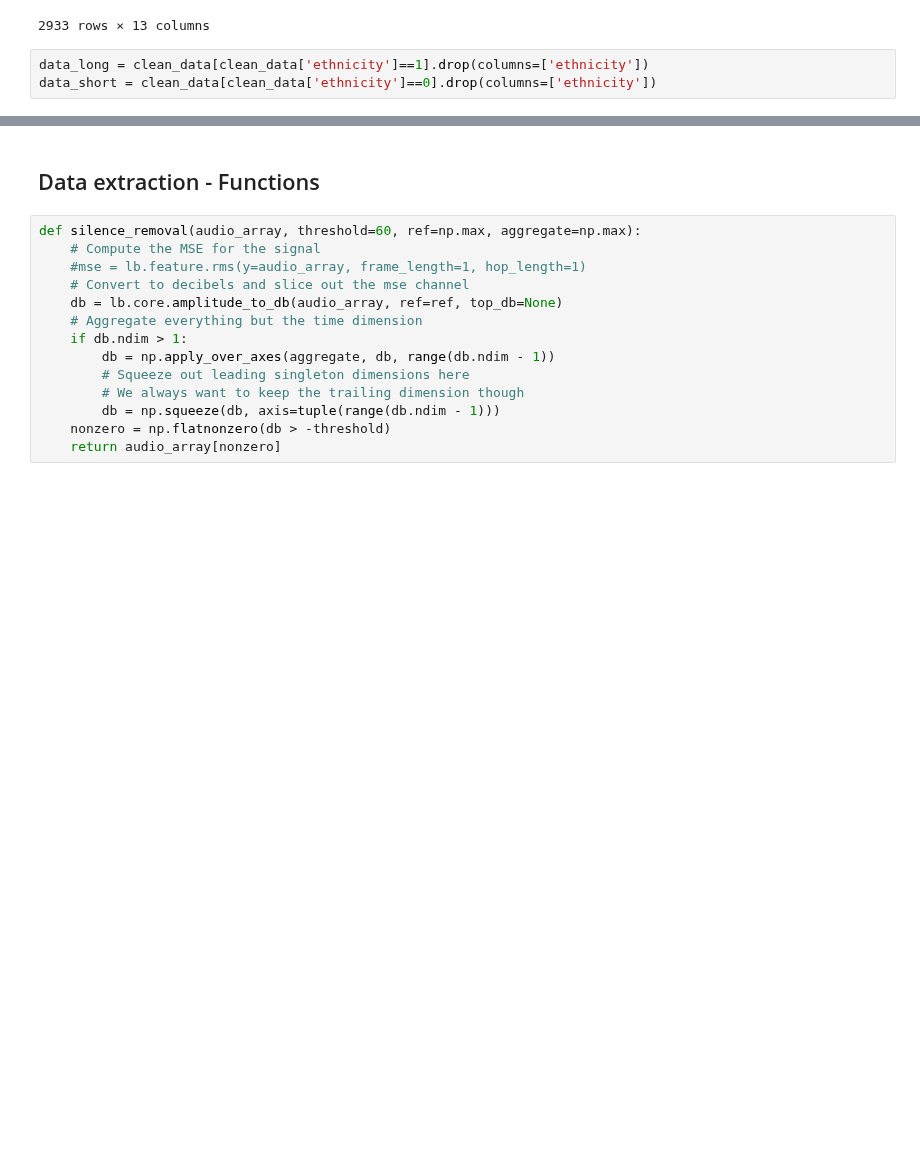
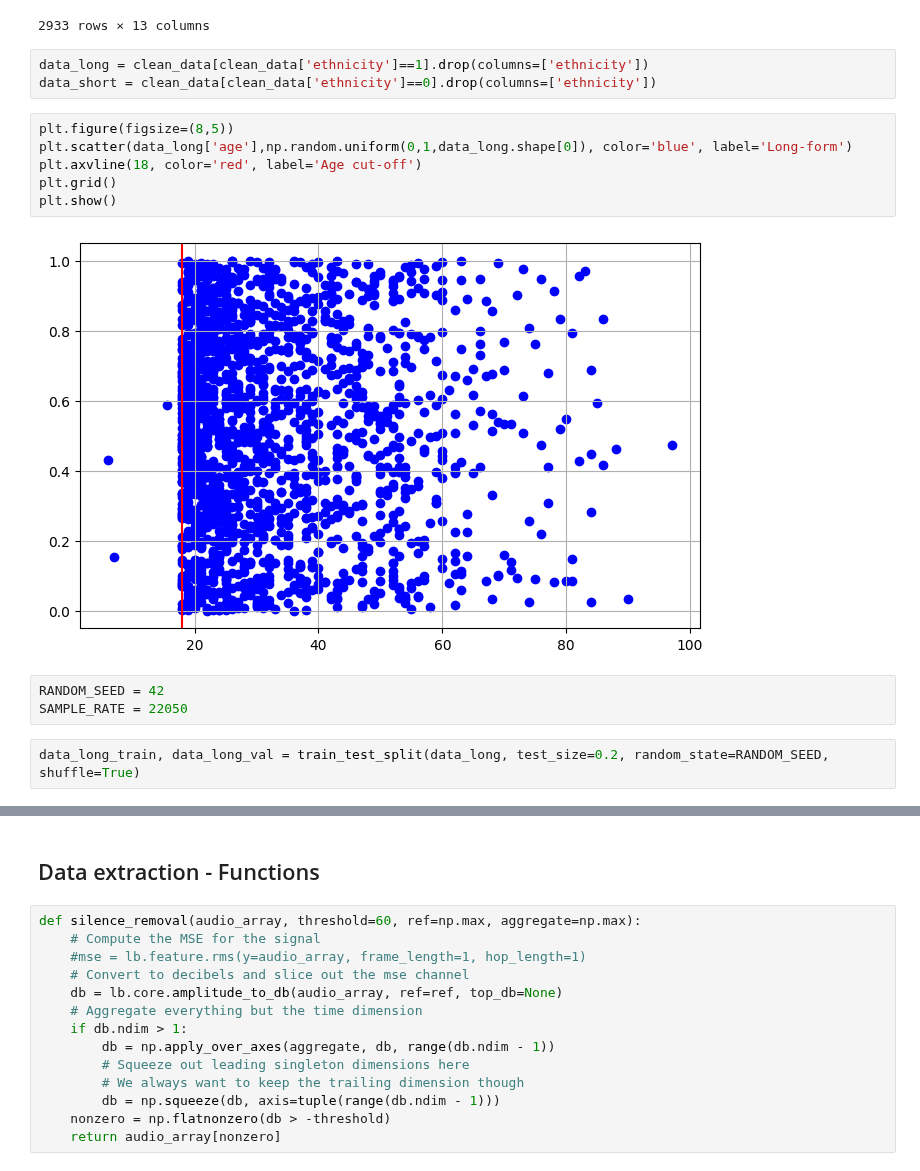
Before and after one commit to Nuzz23/01TWZSM_DataScienceLab, a Jupyter notebook: Assignment/Madda/randomCrop0116.ipynb, the cells around one changed output, grey strips where cells are left out. Cells and saved outputs as stored; diff of their text form; blank space fills up the shorter version.

```diff
--- a/Assignment/Madda/randomCrop0116.ipynb
+++ b/Assignment/Madda/randomCrop0116.ipynb
@@ -82,3 +82,16 @@ display(clean_data)
 # %%
 data_long = clean_data[clean_data['ethnicity']==1].drop(columns=['ethnicity'])
 data_short = clean_data[clean_data['ethnicity']==0].drop(columns=['ethnicity'])
+# %%
+plt.figure(figsize=(8,5))
+plt.scatter(data_long['age'],np.random.uniform(0,1,data_long.shape[0]), color='blue', label='Long-form')
+plt.axvline(18, color='red', label='Age cut-off')
+plt.grid()
+plt.show()
+# %% [output]
+[figure, added]
+# %%
+RANDOM_SEED = 42
+SAMPLE_RATE = 22050
+# %%
+data_long_train, data_long_val = train_test_split(data_long, test_size=0.2, random_state=RANDOM_SEED, shuffle=True)
```
Also changed, not shown: parts of 21 cells of this notebook, 3 other files.
